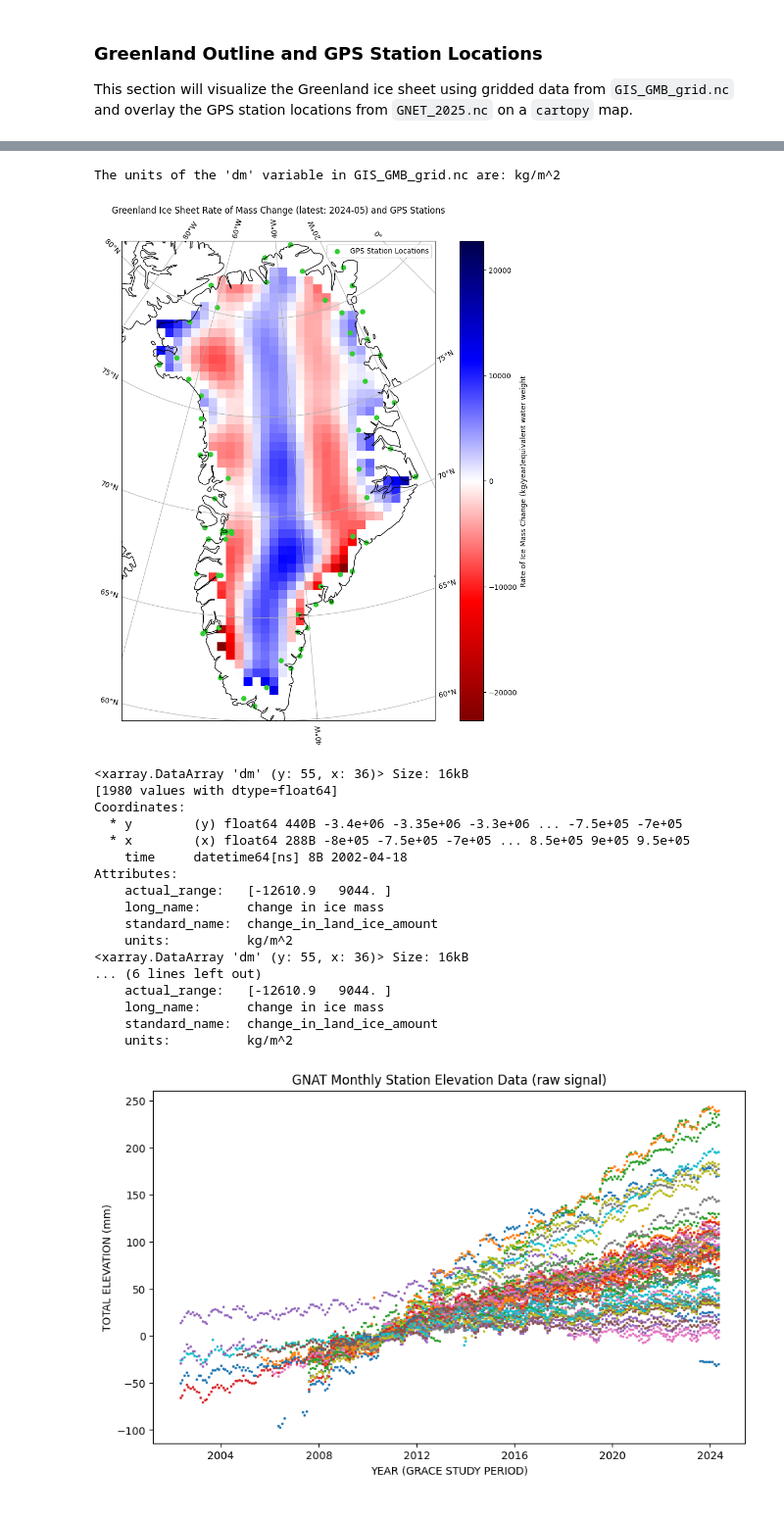
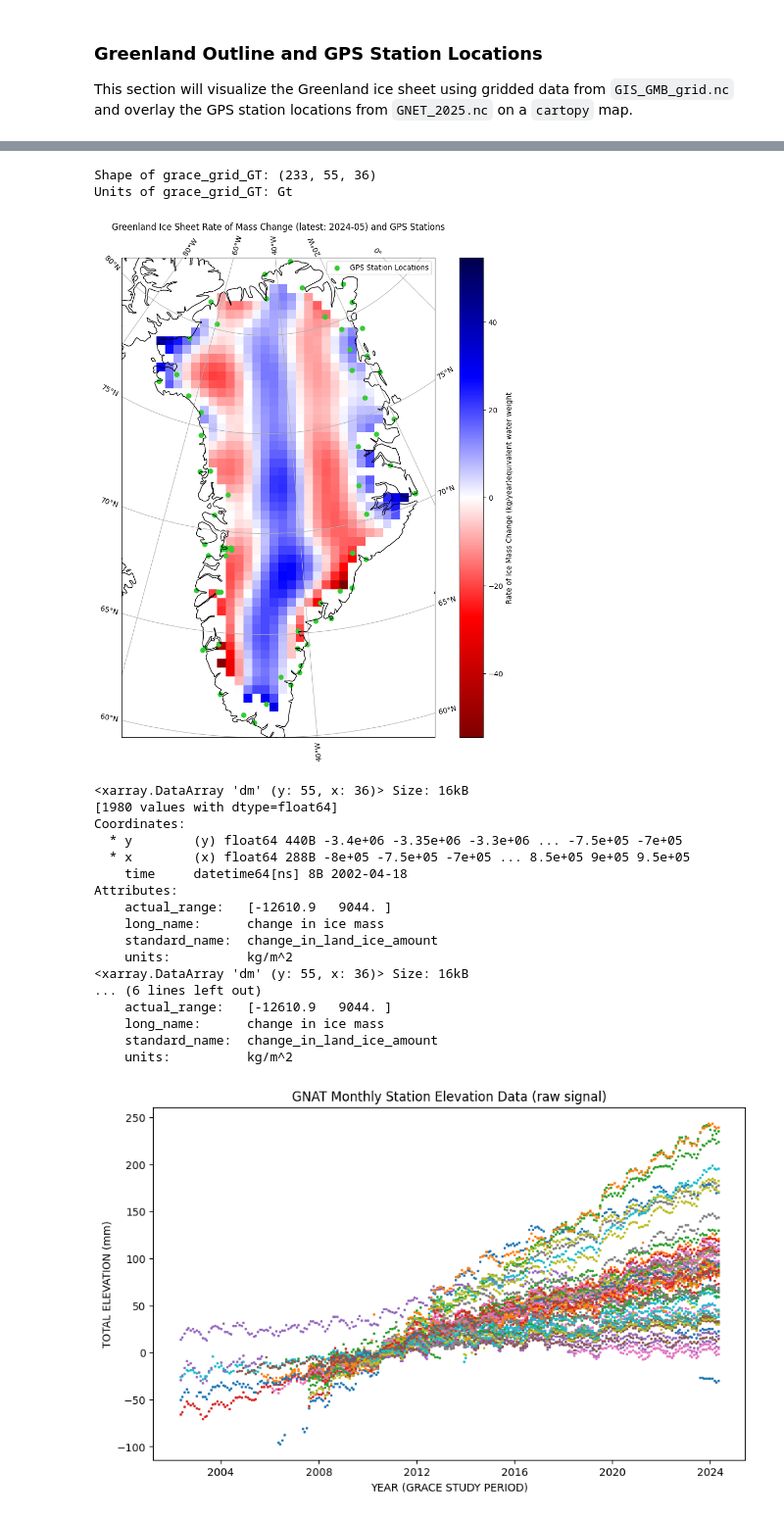
Before and after one commit to JustinMann123/EMSC2010_W2_P1_NB1_u8350605.ipynb, a Jupyter notebook: major_assesment.ipynb, the cells around one changed output, grey strips where cells are left out. Shown at 98% size. Drawn from its saved outputs; the diff is of its cells as text; code cells hidden in the pictures.

```diff
--- a/major_assesment.ipynb
+++ b/major_assesment.ipynb
@@ -69,13 +39,0 @@ Data variables:
-# %%
-import xarray as xr
-import pandas as pd
-import numpy as np
-
-ds_grid = xr.open_dataset('/content/GIS_GMB_grid.nc')
-
-# Access the 'units' attribute of the 'dm' variable
-dm_units = ds_grid['dm'].attrs.get('units')
-
-print(f"The units of the 'dm' variable in GIS_GMB_grid.nc are: {dm_units}")
-# %% [output]
-The units of the 'dm' variable in GIS_GMB_grid.nc are: kg/m^2
@@ -82,15 +46,21 @@ The units of the 'dm' variable in GIS_GMB_grid.nc are: kg/m^2
 # %%
-import xarray as xr
-import matplotlib.pyplot as plt
-import cartopy.crs as ccrs
+### Ai statment--- i had ai help mesubstaitlly creat this as intergrating both gnet loactions
+## greenland mask from the gnet data and grace measurments was diffcult.
 
+
+
+
+print("Shape of grace_grid_GT:", grace_grid_GT.shape)
+print("Units of grace_grid_GT:", "Gt")
 # Load the datasets (re-loading to ensure they are in scope for this cell)
 grace_grid = xr.open_dataset('/content/GIS_GMB_grid.nc')
 gnet = xr.open_dataset('/content/GNET_2025.nc')
 
+grace_grid_GT = (grace_grid["dm"] * grace_grid["area"]) / 1e12
+
 # Prepare grid data for plotting: calculate the rate of mass change (dm/dt)
 # The .diff('time') reduces the 'time' dimension by 1. We then select the last available time slice.
-rate_of_mass_change = (grace_grid.dm.diff('time') / (grace_grid.time.diff('time').dt.days / 365.25))
+rate_of_mass_change = (grace_grid_GT.diff('time') / (grace_grid_GT.time.diff('time').dt.days / 365.25))
 
 # Select the last time step for plotting the current rate of change
 latest_rate_data = rate_of_mass_change.isel(time=-1)
@@ -110,51 +80,53 @@ latest_rate_data.plot.pcolormesh(
     add_colorbar=True
 )
 
 # Add geographical features
 ax.coastlines(resolution='50m', color='black', linewidth=1)
 ax.gridlines(draw_labels=True, dms=True, x_inline=False, y_inline=False)
 
 # Plot station locations from GNET_2025.nc
 # Check if 'lat' and 'lon' exist in ds_gnet
 if 'lat' in gnet.variables and 'lon' in gnet.variables:
     ax.scatter(
         gnet['lon'], gnet['lat'],
         transform=ccrs.PlateCarree(), # Stations are in lat/lon, so use PlateCarree for source coordinates
         color='limegreen', s=40, label='GPS Station Locations' # Changed 'neonGreen' to 'limegreen'
     )
     plt.legend()
 else:
     print("Latitude and Longitude variables not found in GNET_2025.nc")
 
 # Set title, reflecting the rate and the time of the latest data point
 plt.title(f'Greenland Ice Sheet Rate of Mass Change (latest: {latest_rate_data.time.dt.strftime("%Y-%m").values}) and GPS Stations')
 
 plt.show()
 
 
 
 ### show first and last grace signal
 print(grace_grid.dm.isel(time=0))
 print(grace_grid.dm.isel(time=-1))
 # %% [output]
+Shape of grace_grid_GT: (233, 55, 36)
+Units of grace_grid_GT: Gt
-[figure, old version]
+[figure, new version]
-<xarray.DataArray 'dm' (y: 55, x: 36)> Size: 16kB
-[1980 values with dtype=float64]
-Coordinates:
-  * y        (y) float64 440B -3.4e+06 -3.35e+06 -3.3e+06 ... -7.5e+05 -7e+05
-  * x        (x) float64 288B -8e+05 -7.5e+05 -7e+05 ... 8.5e+05 9e+05 9.5e+05
-    time     datetime64[ns] 8B 2002-04-18
-Attributes:
-    actual_range:   [-12610.9   9044. ]
-    long_name:      change in ice mass
-    standard_name:  change_in_land_ice_amount
-    units:          kg/m^2
-<xarray.DataArray 'dm' (y: 55, x: 36)> Size: 16kB
-... (6 lines left out)
-    actual_range:   [-12610.9   9044. ]
-    long_name:      change in ice mass
-    standard_name:  change_in_land_ice_amount
-    units:          kg/m^2
+<xarray.DataArray 'dm' (y: 55, x: 36)> Size: 16kB
+[1980 values with dtype=float64]
+Coordinates:
+  * y        (y) float64 440B -3.4e+06 -3.35e+06 -3.3e+06 ... -7.5e+05 -7e+05
+  * x        (x) float64 288B -8e+05 -7.5e+05 -7e+05 ... 8.5e+05 9e+05 9.5e+05
+    time     datetime64[ns] 8B 2002-04-18
+Attributes:
+    actual_range:   [-12610.9   9044. ]
+    long_name:      change in ice mass
+    standard_name:  change_in_land_ice_amount
+    units:          kg/m^2
+<xarray.DataArray 'dm' (y: 55, x: 36)> Size: 16kB
+... (6 lines left out)
+    actual_range:   [-12610.9   9044. ]
+    long_name:      change in ice mass
+    standard_name:  change_in_land_ice_amount
+    units:          kg/m^2
 # %%
 #### plotting raw GNET data
 ##AI assited with this
```
Also changed, not shown: parts of 26 cells of this notebook.
